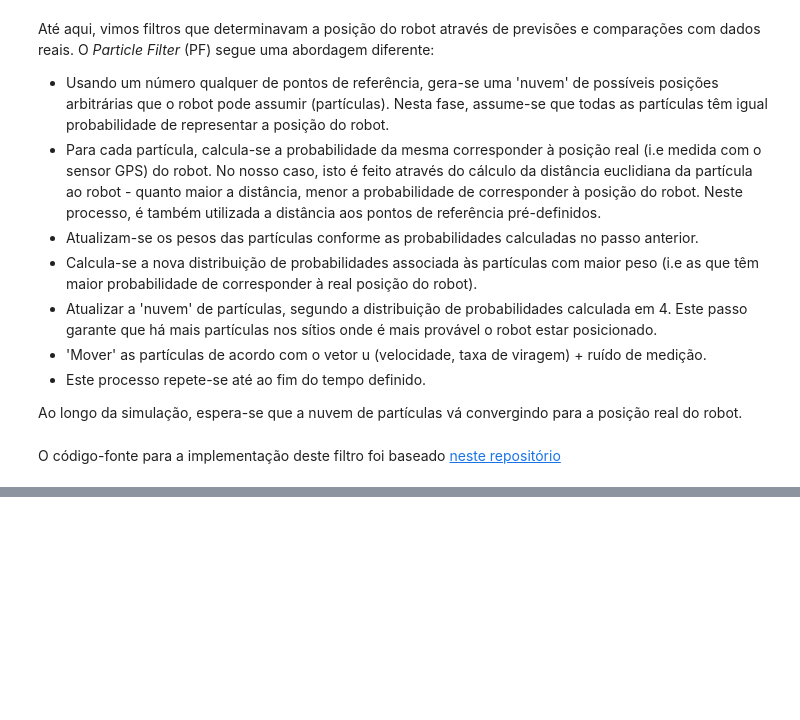
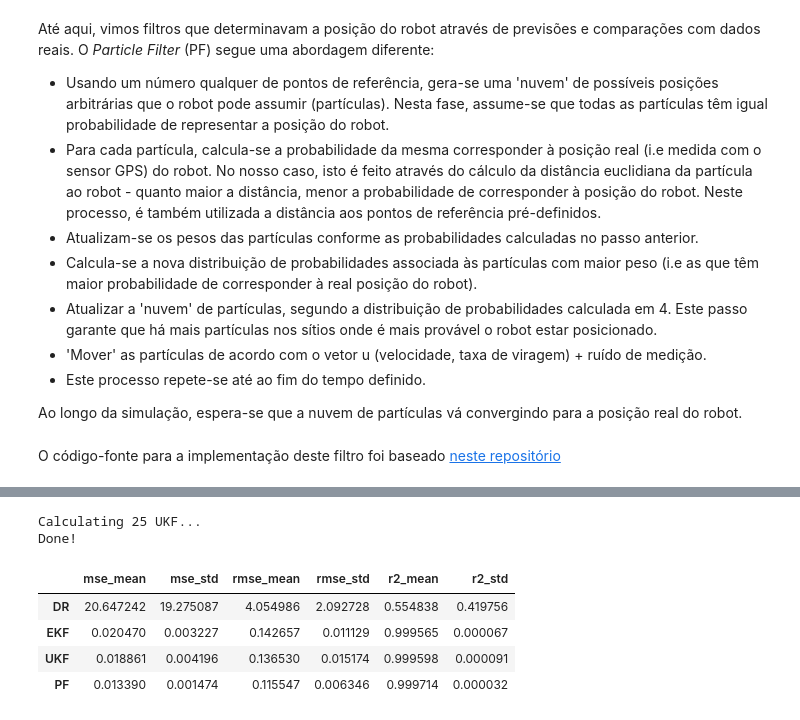
Before and after one commit to manelfideles/data-fusion-project, a Jupyter notebook: src/main.ipynb, the cells around one changed output, grey strips where cells are left out. Saved outputs shown, nothing was run; the diff lists cells and outputs as text; code cells hidden in the pictures; blank space fills up the shorter version.

Commit message:
falta erro (rmse, mse) com pontos de referencia variados

```diff
--- a/src/main.ipynb
+++ b/src/main.ipynb
@@ -237,0 +319,66 @@ Para as questões acima, hipotetizei que, quanto maior o número de pontos de re
+# %%
+# UKF
+
+ukf_mse_array = []
+ukf_rmse_array = []
+ukf_r2_array = []
+
+print('Calculating 25 UKF...')
+for i in range(25):
+    ukf_hxpred, ukf_hxtrue, ukf_hxdr = mainEKF(show_plot=False)
+    ukf_mse_array += [
+        (
+            mse(ukf_hxtrue.T[:, :2], ukf_hxdr.T[:, :2]),
+            mse(ukf_hxtrue.T[:, :2], ukf_hxpred.T[:, :2])
+        )
+    ]
+    ukf_rmse_array += [
+        (
+            sqrt(mse(ukf_hxtrue.T[:, :2], ukf_hxdr.T[:, :2])),
+            sqrt(mse(ukf_hxtrue.T[:, :2], ukf_hxpred.T[:, :2]))
+        )
+    ]
+    ukf_r2_array += [
+        (
+            r2(ukf_hxtrue.T[:, :2], ukf_hxdr.T[:, :2]),
+            r2(ukf_hxtrue.T[:, :2], ukf_hxpred.T[:, :2])
+        )
+    ]
+print('Done!')
+# %% [output]
+Calculating 25 UKF...
+Done!
+# %%
+ekf_mse_df = pd.DataFrame(ekf_mse_array).rename(columns={0: 'DR', 1:'EKF'})
+ekf_rmse_df = pd.DataFrame(ekf_rmse_array).rename(columns={0: 'DR', 1:'EKF'})
+ekf_r2_df = pd.DataFrame(ekf_r2_array).rename(columns={0: 'DR', 1:'EKF'})
+# %%
+# Metrics dataframes
+# MSE
+ukf_mse_df = pd.DataFrame(ukf_mse_array).rename(columns={0: 'DR', 1:'UKF'})
+ekf_mse_df['UKF'] = ukf_mse_df['UKF']
+mse_df = ekf_mse_df.describe().iloc[1:3, :]
+mse_df = mse_df.T.rename(columns={'mean':'mse_mean', 'std':'mse_std'})
+
+# RMSE
+ukf_rmse_df = pd.DataFrame(ukf_rmse_array).rename(columns={0: 'DR', 1:'UKF'})
+ekf_rmse_df['UKF'] = ukf_rmse_df['UKF']
+rmse_df = ekf_rmse_df.describe().iloc[1:3, :]
+rmse_df = rmse_df.T.rename(columns={'mean':'rmse_mean', 'std':'rmse_std'})
+
+# R2
+ukf_r2_df = pd.DataFrame(ukf_r2_array).rename(columns={0: 'DR', 1:'UKF'})
+ekf_r2_df['UKF'] = ukf_r2_df['UKF']
+r2_df = ekf_r2_df.describe().iloc[1:3, :]
+r2_df = r2_df.T.rename(columns={'mean':'r2_mean', 'std':'r2_std'})
+# %%
+metrics = pd.concat([mse_df, rmse_df, r2_df], axis=1)
+metrics = metrics.append(pd.DataFrame([[0.013390, 0.001474, 0.115547, 0.006346, 0.999714, 0.000032]], columns=metrics.columns, index=['PF']))
+# %%
+metrics
+# %% [output]
+|  | mse_mean | mse_std | rmse_mean | rmse_std | r2_mean | r2_std |
+| DR | 20.647242 | 19.275087 | 4.054986 | 2.092728 | 0.554838 | 0.419756 |
+| EKF | 0.020470 | 0.003227 | 0.142657 | 0.011129 | 0.999565 | 0.000067 |
+| UKF | 0.018861 | 0.004196 | 0.136530 | 0.015174 | 0.999598 | 0.000091 |
+| PF | 0.013390 | 0.001474 | 0.115547 | 0.006346 | 0.999714 | 0.000032 |
```
Also changed, not shown: parts of 10 cells of this notebook, 4 other files.
